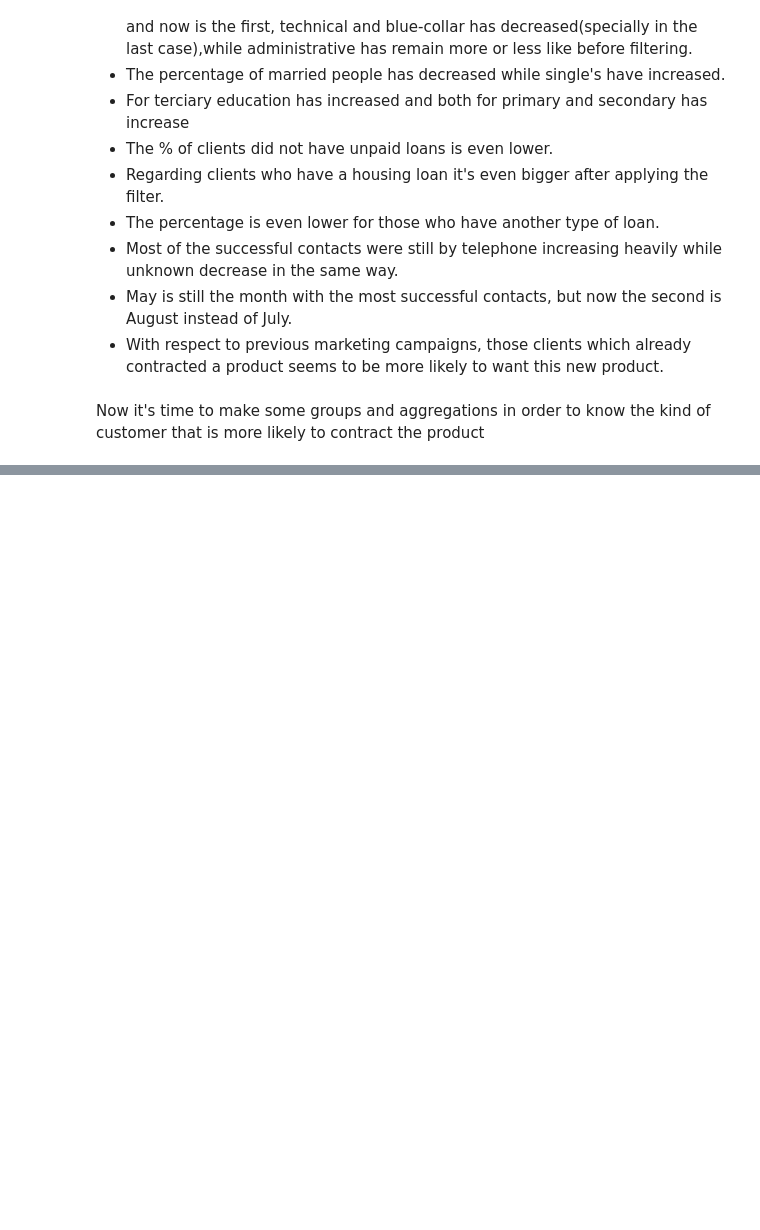
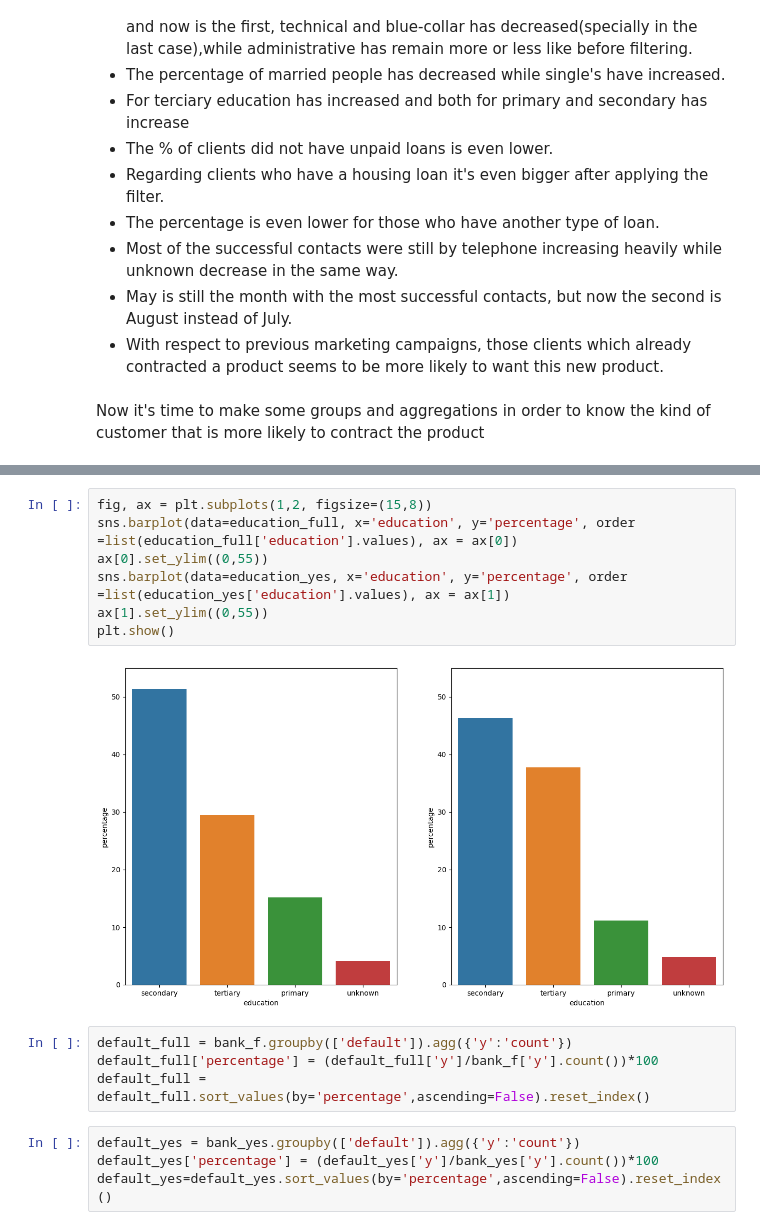
Before and after one commit to pablo-sanchez/mid_bootcamp_project, a Jupyter notebook: Notebooks/exploratory_data_analysis.ipynb, the cells around one changed output, grey strips where cells are left out. Cells and saved outputs as stored; diff of their text form; blank space fills up the shorter version.

```diff
--- a/Notebooks/exploratory_data_analysis.ipynb
+++ b/Notebooks/exploratory_data_analysis.ipynb
@@ -428,0 +349,17 @@ categorical_yes.head()
+# %%
+fig, ax = plt.subplots(1,2, figsize=(15,8))
+sns.barplot(data=education_full, x='education', y='percentage', order =list(education_full['education'].values), ax = ax[0])
+ax[0].set_ylim((0,55))
+sns.barplot(data=education_yes, x='education', y='percentage', order =list(education_yes['education'].values), ax = ax[1])
+ax[1].set_ylim((0,55))
+plt.show()
+# %% [output]
+[figure, added]
+# %%
+default_full = bank_f.groupby(['default']).agg({'y':'count'})
+default_full['percentage'] = (default_full['y']/bank_f['y'].count())*100
+default_full = default_full.sort_values(by='percentage',ascending=False).reset_index()
+# %%
+default_yes = bank_yes.groupby(['default']).agg({'y':'count'})
+default_yes['percentage'] = (default_yes['y']/bank_yes['y'].count())*100
+default_yes=default_yes.sort_values(by='percentage',ascending=False).reset_index()
```
Also changed, not shown: parts of 68 cells of this notebook, 2 other files.
